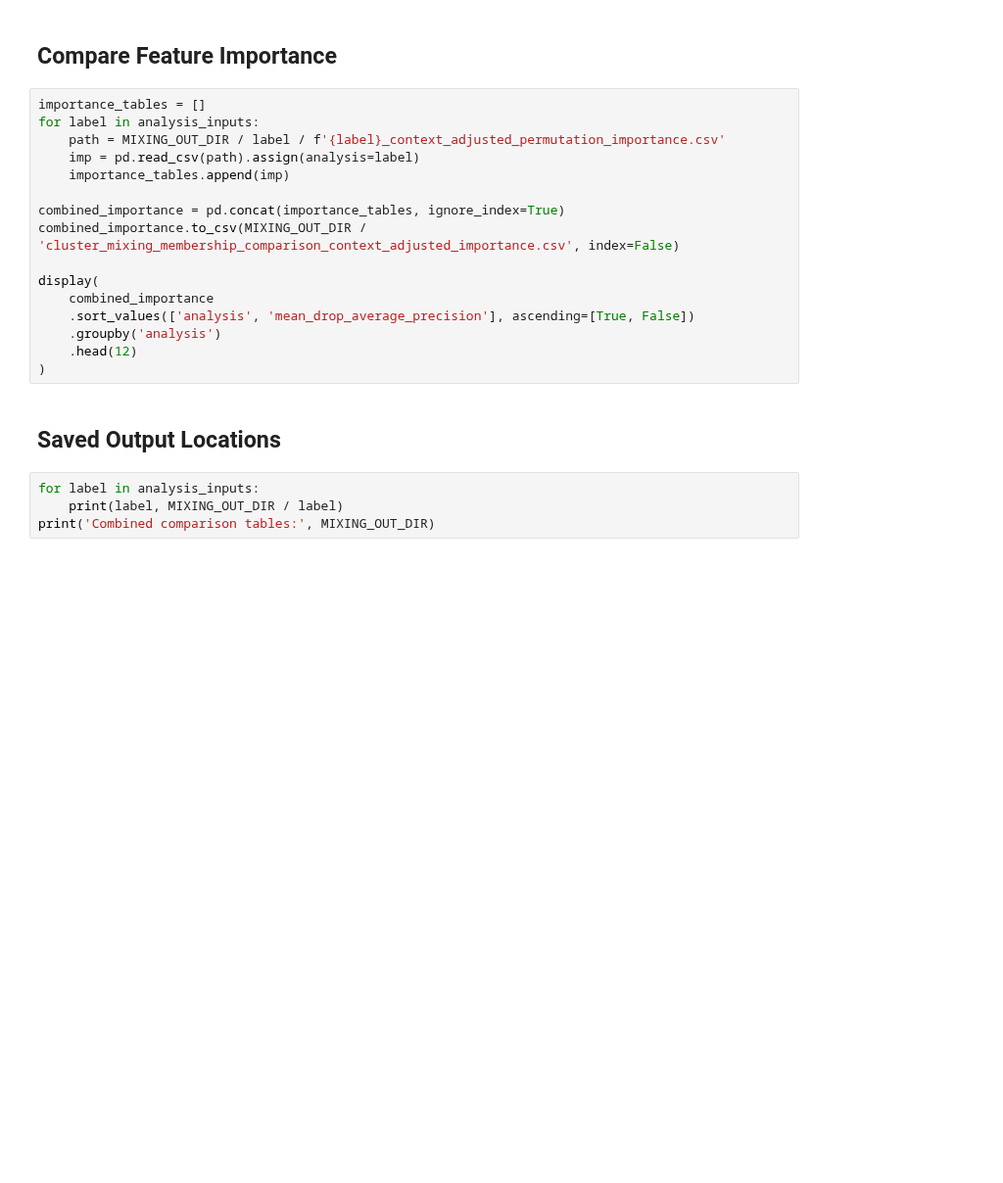
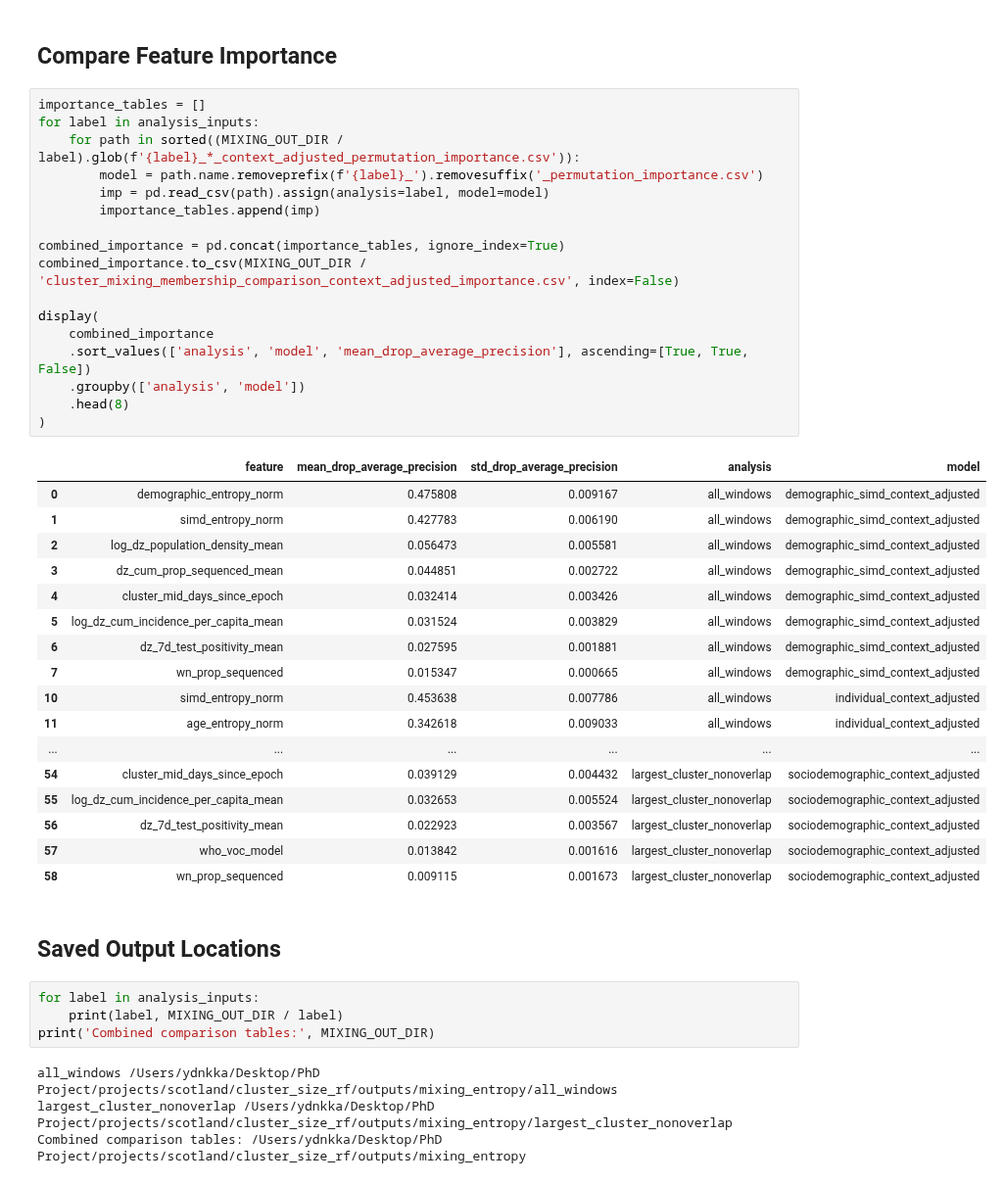
Before and after one commit to ydnkka/scotland, a Jupyter notebook: cluster_size_rf/rf_cluster_mixing_entropy.ipynb, the cells around one changed output. Shown at 98% size. Saved outputs shown, nothing was run; the diff lists cells and outputs as text; blank space fills up the shorter version.

```diff
--- a/cluster_size_rf/rf_cluster_mixing_entropy.ipynb
+++ b/cluster_size_rf/rf_cluster_mixing_entropy.ipynb
@@ -167,22 +188,45 @@ Running all_windows...
 # %%
 importance_tables = []
 for label in analysis_inputs:
-    path = MIXING_OUT_DIR / label / f'{label}_context_adjusted_permutation_importance.csv'
-    imp = pd.read_csv(path).assign(analysis=label)
-    importance_tables.append(imp)
+    for path in sorted((MIXING_OUT_DIR / label).glob(f'{label}_*_context_adjusted_permutation_importance.csv')):
+        model = path.name.removeprefix(f'{label}_').removesuffix('_permutation_importance.csv')
+        imp = pd.read_csv(path).assign(analysis=label, model=model)
+        importance_tables.append(imp)
 
 combined_importance = pd.concat(importance_tables, ignore_index=True)
 combined_importance.to_csv(MIXING_OUT_DIR / 'cluster_mixing_membership_comparison_context_adjusted_importance.csv', index=False)
 
 display(
     combined_importance
-    .sort_values(['analysis', 'mean_drop_average_precision'], ascending=[True, False])
-    .groupby('analysis')
-    .head(12)
+    .sort_values(['analysis', 'model', 'mean_drop_average_precision'], ascending=[True, True, False])
+    .groupby(['analysis', 'model'])
+    .head(8)
 )
+# %% [output]
+|  | feature | mean_drop_average_precision | std_drop_average_precision | analysis | model |
+| 0 | demographic_entropy_norm | 0.475808 | 0.009167 | all_windows | demographic_simd_context_adjusted |
+| 1 | simd_entropy_norm | 0.427783 | 0.006190 | all_windows | demographic_simd_context_adjusted |
+| 2 | log_dz_population_density_mean | 0.056473 | 0.005581 | all_windows | demographic_simd_context_adjusted |
+| 3 | dz_cum_prop_sequenced_mean | 0.044851 | 0.002722 | all_windows | demographic_simd_context_adjusted |
+| 4 | cluster_mid_days_since_epoch | 0.032414 | 0.003426 | all_windows | demographic_simd_context_adjusted |
+| 5 | log_dz_cum_incidence_per_capita_mean | 0.031524 | 0.003829 | all_windows | demographic_simd_context_adjusted |
+| 6 | dz_7d_test_positivity_mean | 0.027595 | 0.001881 | all_windows | demographic_simd_context_adjusted |
+| 7 | wn_prop_sequenced | 0.015347 | 0.000665 | all_windows | demographic_simd_context_adjusted |
+| 10 | simd_entropy_norm | 0.453638 | 0.007786 | all_windows | individual_context_adjusted |
+| 11 | age_entropy_norm | 0.342618 | 0.009033 | all_windows | individual_context_adjusted |
+| ... | ... | ... | ... | ... | ... |
+| 54 | cluster_mid_days_since_epoch | 0.039129 | 0.004432 | largest_cluster_nonoverlap | sociodemographic_context_adjusted |
+| 55 | log_dz_cum_incidence_per_capita_mean | 0.032653 | 0.005524 | largest_cluster_nonoverlap | sociodemographic_context_adjusted |
+| 56 | dz_7d_test_positivity_mean | 0.022923 | 0.003567 | largest_cluster_nonoverlap | sociodemographic_context_adjusted |
+| 57 | who_voc_model | 0.013842 | 0.001616 | largest_cluster_nonoverlap | sociodemographic_context_adjusted |
+| 58 | wn_prop_sequenced | 0.009115 | 0.001673 | largest_cluster_nonoverlap | sociodemographic_context_adjusted |
 # %% [markdown]
 ## Saved Output Locations
 # %%
 for label in analysis_inputs:
     print(label, MIXING_OUT_DIR / label)
 print('Combined comparison tables:', MIXING_OUT_DIR)
+# %% [output]
+all_windows /Users/ydnkka/Desktop/PhD Project/projects/scotland/cluster_size_rf/outputs/mixing_entropy/all_windows
+largest_cluster_nonoverlap /Users/ydnkka/Desktop/PhD Project/projects/scotland/cluster_size_rf/outputs/mixing_entropy/largest_cluster_nonoverlap
+Combined comparison tables: /Users/ydnkka/Desktop/PhD Project/projects/scotland/cluster_size_rf/outputs/mixing_entropy
```
Also changed, not shown: parts of 2 cells of this notebook, 1 other file.
